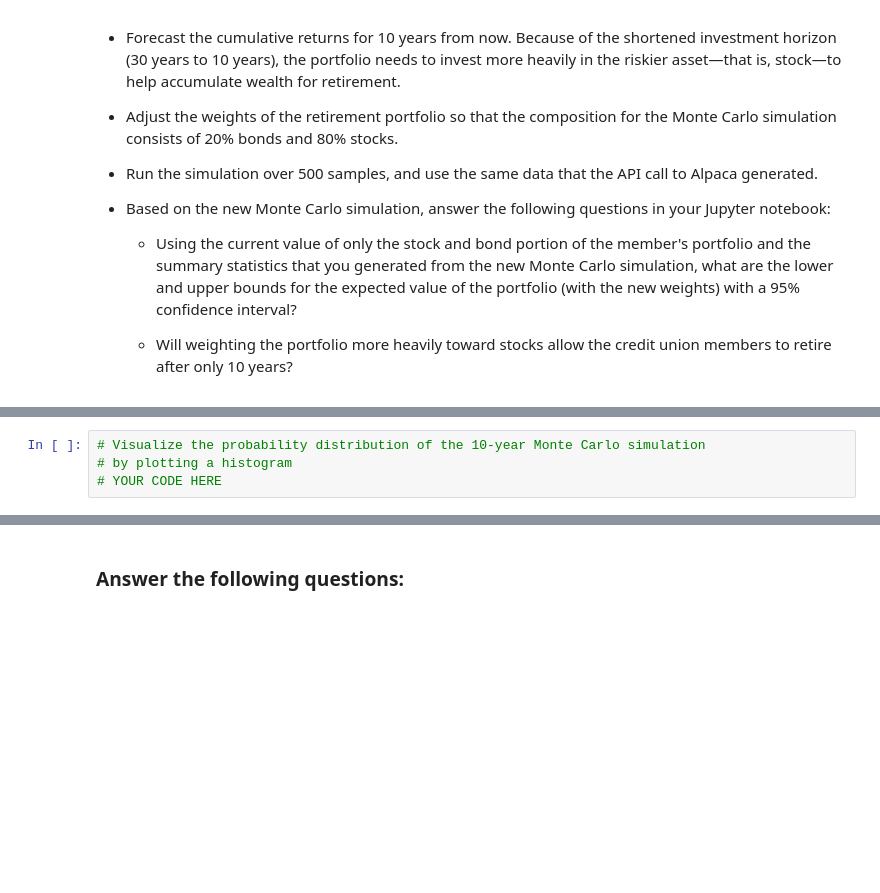
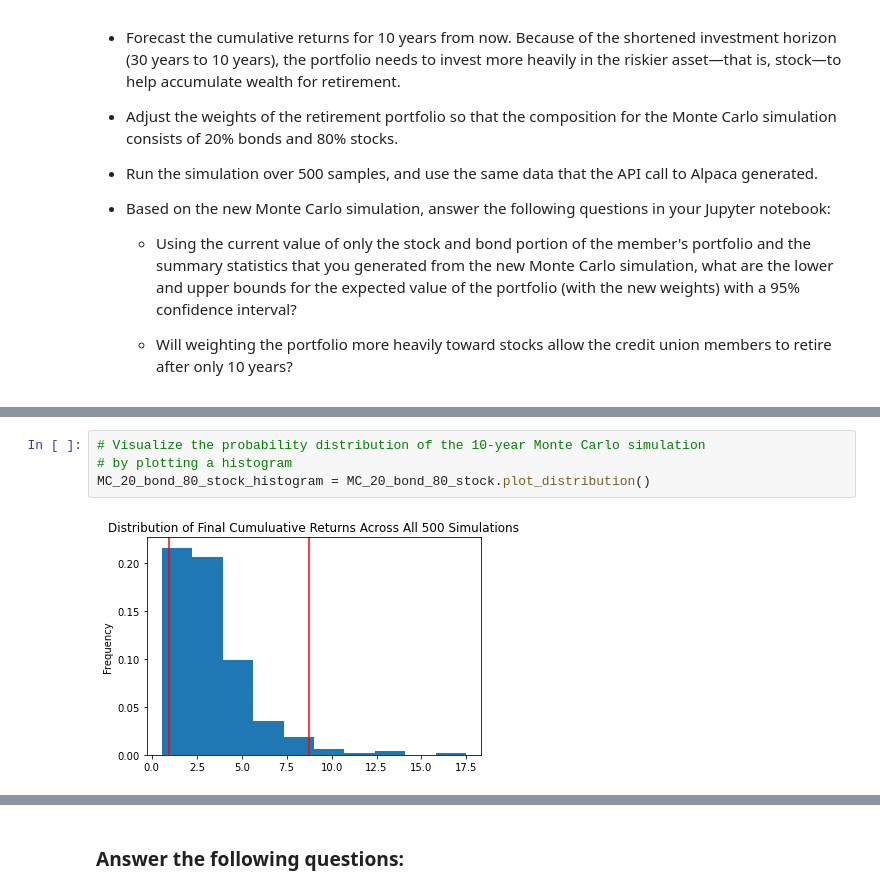
Before and after one commit to johngru/financial_planner_budgeting_retirement, a Jupyter notebook: financial_planning_tools.ipynb, the cells around one changed output, grey strips where cells are left out. Cells and saved outputs as stored; diff of their text form; blank space fills up the shorter version.

```diff
--- a/financial_planning_tools.ipynb
+++ b/financial_planning_tools.ipynb
@@ -541,7 +718,9 @@ For this new Monte Carlo simulation, do the following:
 # %%
 # Visualize the probability distribution of the 10-year Monte Carlo simulation
 # by plotting a histogram
-# YOUR CODE HERE
+MC_20_bond_80_stock_histogram = MC_20_bond_80_stock.plot_distribution()
+# %% [output]
+[figure, added]
 # %%
 # Generate summary statistics from the 10-year Monte Carlo simulation results
 # Save the results as a variable
```
Also changed, not shown: parts of 17 cells of this notebook.
